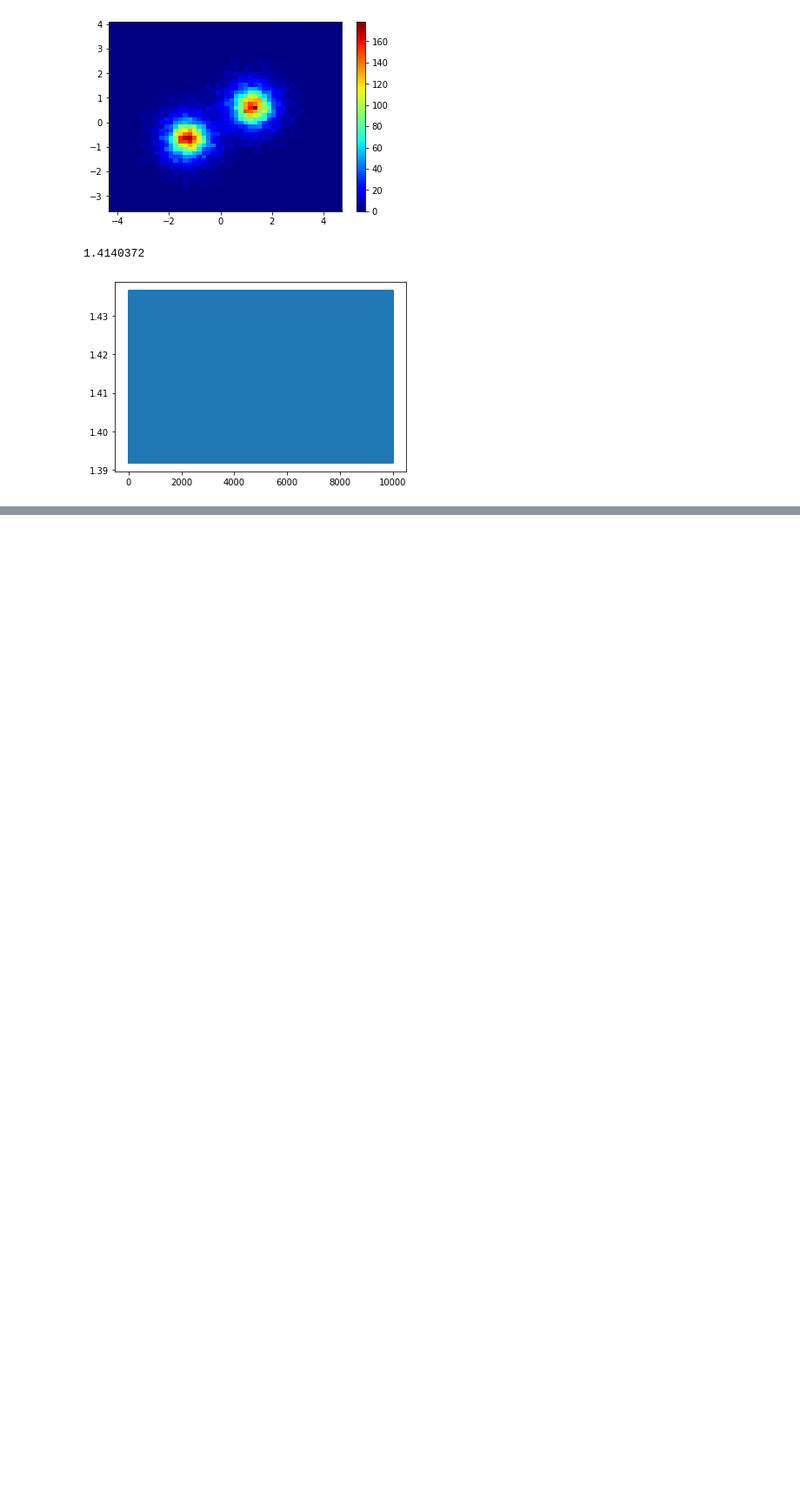
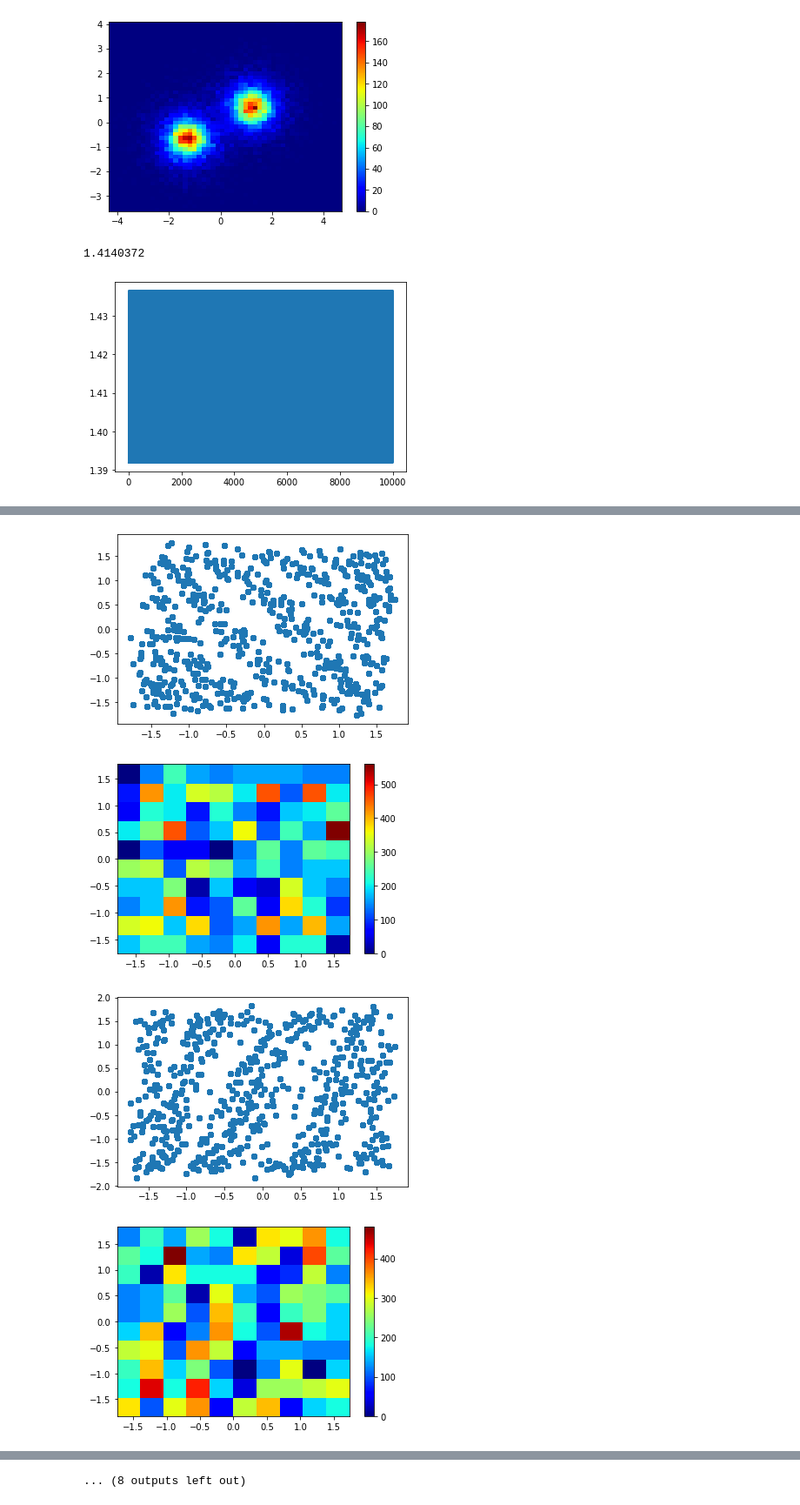
Before and after one commit to iamviji/project, a Jupyter notebook: Final/TensorflowBinary_BPSK.ipynb, the cells around one changed output, grey strips where cells are left out. Shown at 87% size. Cells and saved outputs as stored; diff of their text form; code cells hidden in the pictures; blank space fills up the shorter version.

```diff
--- a/Final/TensorflowBinary_BPSK.ipynb
+++ b/Final/TensorflowBinary_BPSK.ipynb
@@ -372,0 +446,33 @@ print (numpy.mean(x))
+# %%
+batch_size = 500
+
+
+# Training
+train_init = tf.global_variables_initializer ()
+train_sess = tf.Session ()
+
+epochs = 30
+outer_ephocs = 1
+num_of_batches = len(training_input_message) / batch_size
+display_step = 400
+print ("batch_size:", batch_size, "num_of_batcches:", num_of_batches)
+train_sess.run(train_init)
+l = 0
+lrate = 0.05
+i = 0
+for oe in range(outer_ephocs):
+  for snr in (numpy.arange (SNR_BEGIN, SNR_END, SNR_STEP_SIZE)):
+    sigma = 1.0*Snr2Sigma (snr)
+    print ("Training for SNR=", snr, " sigma=", sigma)
+    for e in range(epochs):
+      for j in range (int(num_of_batches)):
+        i = i + 1
+        k = e * epochs + j
+        x_train_batch = training_input_message [j*batch_size:(j+1)*batch_size]
+        x_train_batch_float = x_train_batch.astype("float32")
+        _, l = train_sess.run ([opt, loss1], feed_dict={input_message_x:x_train_batch_float, awgn_noise_std_dev_x:sigma, lr:lrate})
+        if (l < 0.5): lrate = 0.01
+        if (l < 0.25): lrate = 0.0001
+        if (l < 0.1): lrate = 0.00001
+        if k % display_step == 0:
+          print('Step %i: Minibatch Loss: %f' % (i, l))
@@ -372,0 +601,16 @@ print (numpy.mean(x))
+# %%
+
+import matplotlib.pyplot as plt
+channel_in_array = numpy.transpose(channel_in)
+
+for i in range (int(channel_size)):
+  plt.scatter(channel_in_array[i*2], channel_in_array[i*2+1])
+  plt.show()
+  plt.hist2d(channel_in_array[i*2], channel_in_array[i*2+1], cmap=plt.cm.jet)
+  plt.colorbar()
+  plt.show()
+# %% [output]
+[figure, added]
+[figure, added]
+[figure, added]
+[figure, added]
@@ -372,0 +625 @@ print (numpy.mean(x))
+... (8 outputs left out)
```
Also changed, not shown: parts of 9 cells of this notebook.
